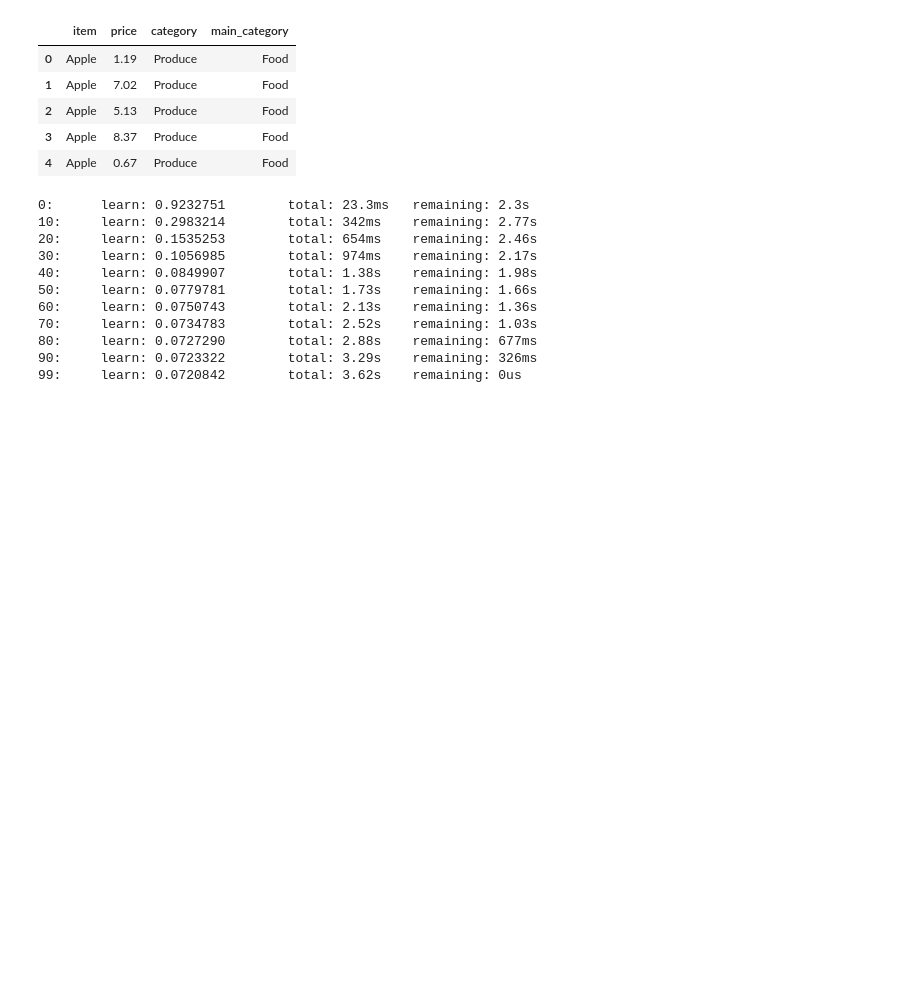
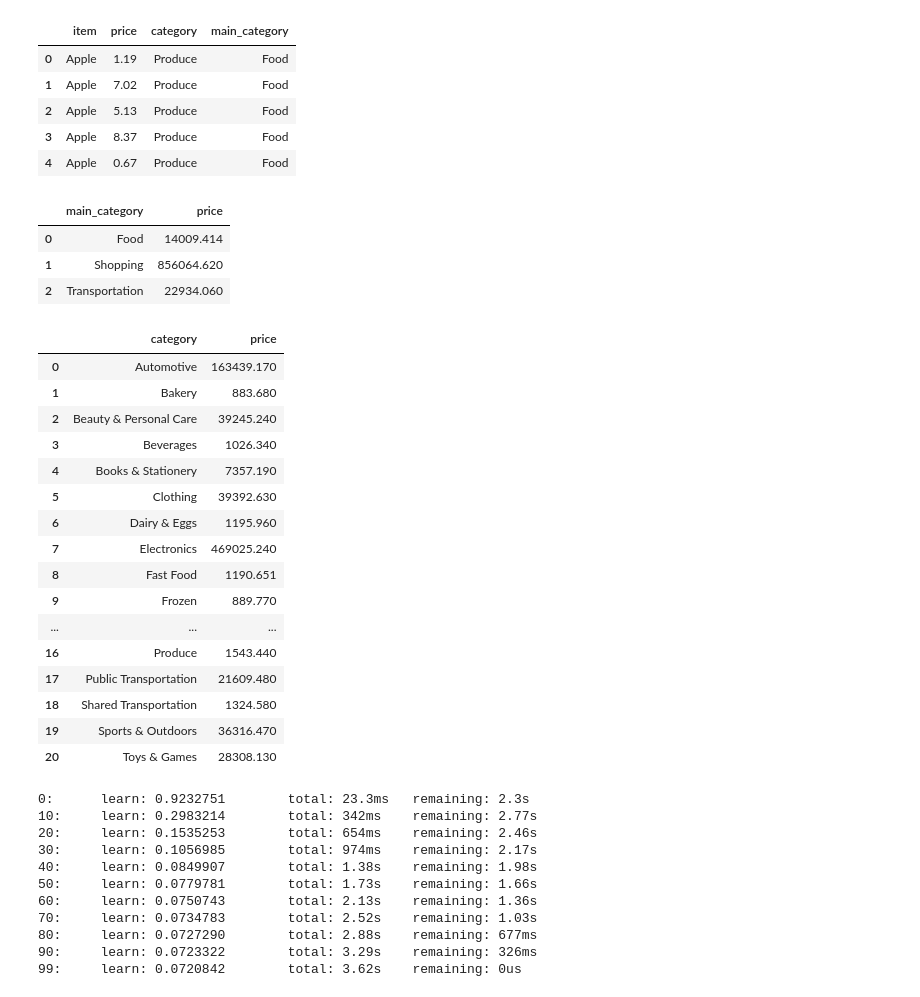
Before and after one commit to Vedalaxman/Shaire_BackEnd, a Jupyter notebook: CATEGORIES.ipynb, the cells around one changed output. Cells and saved outputs as stored; diff of their text form; code cells hidden in the pictures; blank space fills up the shorter version.

```diff
--- a/CATEGORIES.ipynb
+++ b/CATEGORIES.ipynb
@@ -383,6 +382,35 @@ df_merged.head()
 | 2 | Apple | 5.13 | Produce | Food |
 | 3 | Apple | 8.37 | Produce | Food |
 | 4 | Apple | 0.67 | Produce | Food |
+# %%
+price_per_main_category = df_merged.groupby('main_category')['price'].sum().reset_index()
+price_per_main_category
+# %% [output]
+|  | main_category | price |
+| 0 | Food | 14009.414 |
+| 1 | Shopping | 856064.620 |
+| 2 | Transportation | 22934.060 |
+# %%
+price_per_category = df_merged.groupby('category')['price'].sum().reset_index()
+price_per_category
+# %% [output]
+|  | category | price |
+| 0 | Automotive | 163439.170 |
+| 1 | Bakery | 883.680 |
+| 2 | Beauty & Personal Care | 39245.240 |
+| 3 | Beverages | 1026.340 |
+| 4 | Books & Stationery | 7357.190 |
+| 5 | Clothing | 39392.630 |
+| 6 | Dairy & Eggs | 1195.960 |
+| 7 | Electronics | 469025.240 |
+| 8 | Fast Food | 1190.651 |
+| 9 | Frozen | 889.770 |
+| ... | ... | ... |
+| 16 | Produce | 1543.440 |
+| 17 | Public Transportation | 21609.480 |
+| 18 | Shared Transportation | 1324.580 |
+| 19 | Sports & Outdoors | 36316.470 |
+| 20 | Toys & Games | 28308.130 |
 # %%
 #PREDICTING MAIN_CATEGORY
 # %%
```
Also changed, not shown: parts of 1 cell of this notebook.
